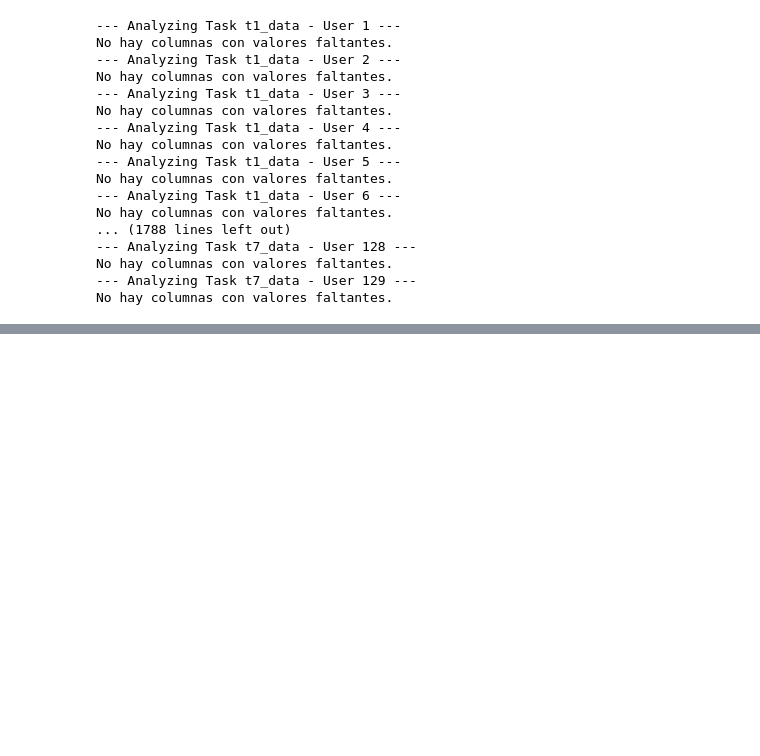
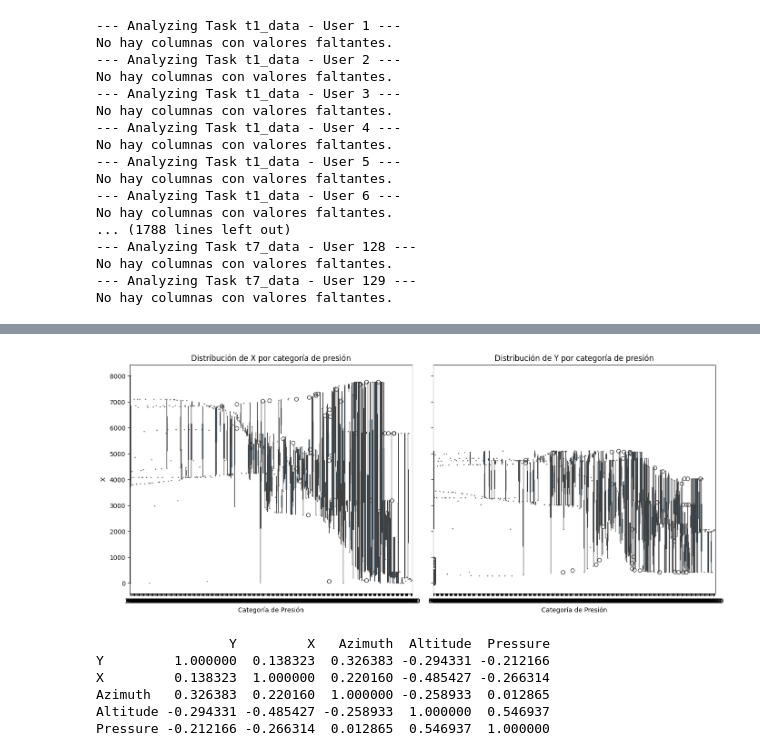
Before and after one commit to isak792/watermarking, a Jupyter notebook: notebooks/Avance1.5Equipo.ipynb, the cells around one changed output, grey strips where cells are left out. Cells and saved outputs as stored; diff of their text form; code cells hidden in the pictures; blank space fills up the shorter version.

```diff
--- a/notebooks/Avance1.5Equipo.ipynb
+++ b/notebooks/Avance1.5Equipo.ipynb
@@ -195,0 +229,34 @@ No hay columnas con valores faltantes.
+# %%
+df["Pressure"] = pd.cut(data["Pressure"], bins=3, labels=["Baja", "Media", "Alta"])
+
+# Configurar las gráficas en un solo lienzo
+fig, axes = plt.subplots(1, 2, figsize=(14, 6), sharey=True)
+
+# Gráfica de distribución de X por categorías de presión
+sns.boxplot(ax=axes[0], x="Pressure", y="X", data=data)
+axes[0].set_title("Distribución de X por categoría de presión")
+axes[0].set_xlabel("Categoría de Presión")
+axes[0].set_ylabel("X")
+
+# Gráfica de distribución de Y por categorías de presión
+sns.boxplot(ax=axes[1], x="Pressure", y="Y", data=data)
+axes[1].set_title("Distribución de Y por categoría de presión")
+axes[1].set_xlabel("Categoría de Presión")
+axes[1].set_ylabel("Y")
+
+# Mostrar el gráfico
+plt.tight_layout()
+plt.show()
+# %% [output]
+[figure, added]
+# %%
+# Distribucion de las varibales en el dataset
+correlation_matrix = data.corr()
+print(correlation_matrix)
+# %% [output]
+                 Y         X   Azimuth  Altitude  Pressure
+Y         1.000000  0.138323  0.326383 -0.294331 -0.212166
+X         0.138323  1.000000  0.220160 -0.485427 -0.266314
+Azimuth   0.326383  0.220160  1.000000 -0.258933  0.012865
+Altitude -0.294331 -0.485427 -0.258933  1.000000  0.546937
+Pressure -0.212166 -0.266314  0.012865  0.546937  1.000000
```
Also changed, not shown: parts of 15 cells of this notebook.
